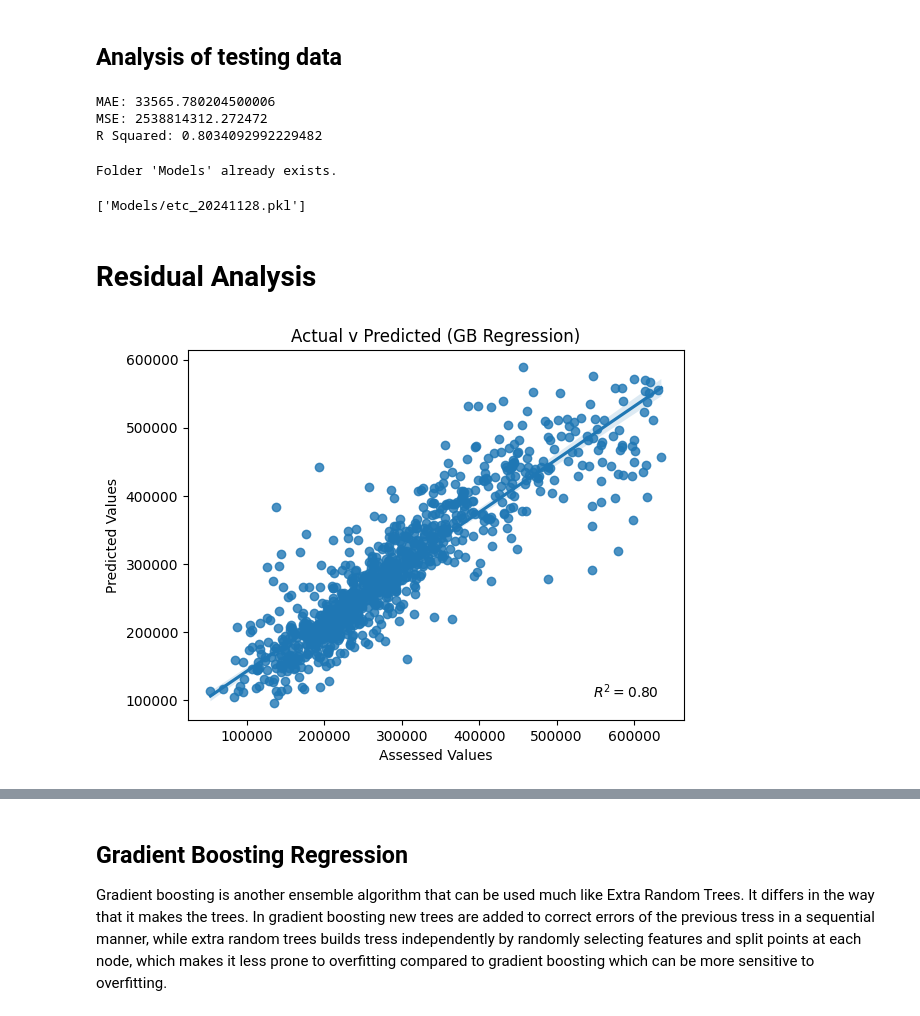
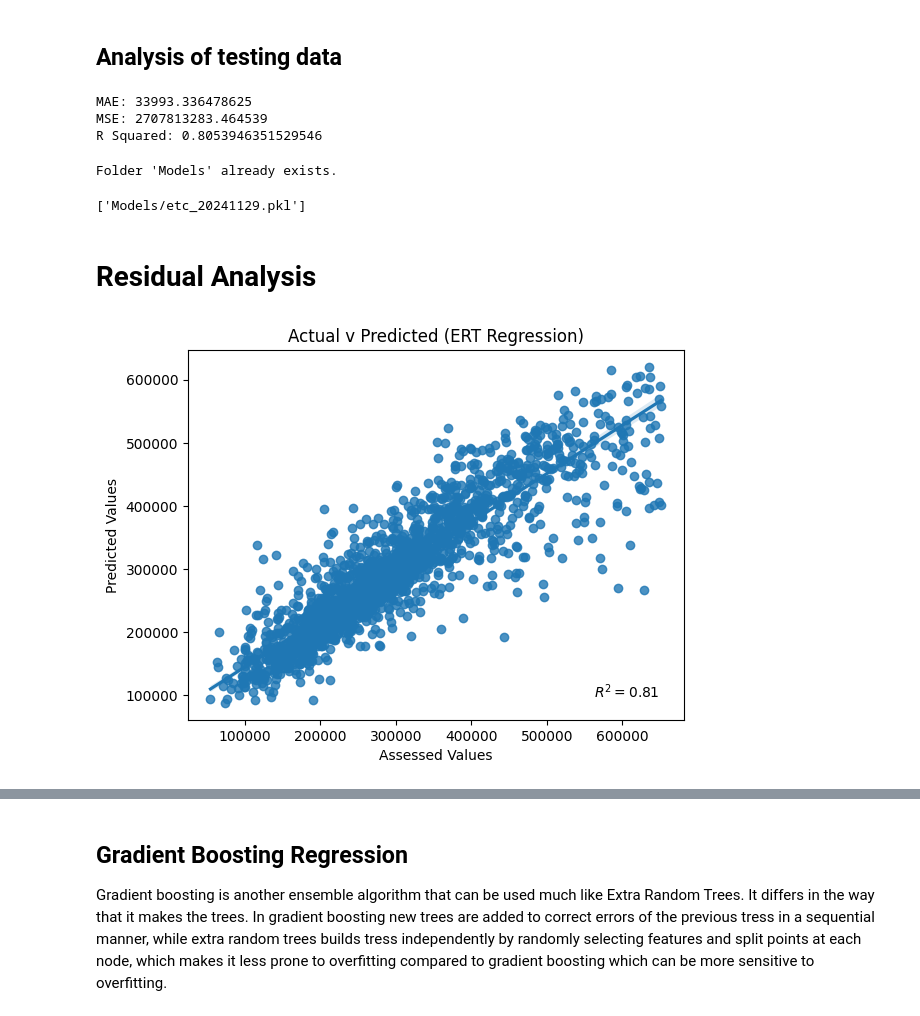
Before and after one commit to PorkChopExpress86/HouseProtestValues, a Jupyter notebook: HouseValues.ipynb, the cells around one changed output, grey strips where cells are left out. Drawn from its saved outputs; the diff is of its cells as text; code cells hidden in the pictures.

Commit message:
Used IQR instead of prices less than 2M and increased sample size to 10000.

```diff
--- a/HouseValues.ipynb
+++ b/HouseValues.ipynb
@@ -76,4 +75,13 @@ print(f'There are {df.shape[0]:,} rows and {df.shape[1]} columns in the df Data
 # %% [output]
 There are 1,115,156 rows and 32 columns in the df Data Frame.
 # %%
-df = df[df["assessed_val"] <= 2000000]
+# IQR
+Q1 = df["assessed_val"].quantile(0.25)
+Q3 = df["assessed_val"].quantile(0.75)
+IQR = Q3 - Q1
+
+lower_iqr = Q1 - 1.5 * IQR
+upper_iqr = Q3 + 1.5 * IQR
+print(f"Lower IQR: {lower_iqr} | Upper IQR: {upper_iqr}")
+
+df = df[(df['assessed_val'] <= upper_iqr)]
@@ -139,7 +135,7 @@ plt.show()
 ## Sample Size Reduction
 Since the data set is still over 1M homes, we need to reduce the size to create a model.
 # %%
-sample_df = df.sample(n=5000, random_state=42)
+sample_df = df.sample(n=10000, random_state=42)
 show(sample_df)
 # %% [output]
 |  | acct | bld_num | date_erected | im_sq_ft | land_ar | perimeter | dpr_val | bedrooms | full_bath | half_bath | ... |
@@ -224,0 +197,14 @@ np.float64(0.7831565189172718)
+# %%
+etr = ExtraTreesRegressor(random_state=42)
+param_grid = {
+    "n_estimators": [3000, 4000],
+    "min_samples_leaf": [1],
+    "min_samples_split": [2],
+    "max_features": [X.shape[1] + 1],
+    "criterion": ["squared_error"],
+    "warm_start": [True],
+}
+etr_cv = GridSearchCV(etr, param_grid, cv=5, n_jobs=-1, scoring="r2")
+# etr_cv = RandomizedSearchCV(etr, param_distributions=param_grid, cv=5, n_jobs=-1, scoring="r2", n_iter=200,
+# return_train_score=True)
+etr_cv.fit(x_train, y_train)
@@ -281,9 +286,9 @@ etc_mse = mean_squared_error(y_test, etc_pred)
 etc_r2 = r2_score(y_test, etc_pred)
 print(f"MAE: {etc_mae}\nMSE: {etc_mse}\nR Squared: {etc_r2}\n")
 # %% [output]
-MAE: 33565.780204500006
-MSE: 2538814312.272472
-R Squared: 0.8034092992229482
+MAE: 33993.336478625
+MSE: 2707813283.464539
+R Squared: 0.8053946351529546
 # %%
 # Define the folder name
 folder_name = "Models"
@@ -304,7 +309,7 @@ formatted_date = current_date.strftime("%Y%m%d")
 joblib.dump(etr_cv, f"Models/etc_{formatted_date}.pkl")
 # %% [output]
 Folder 'Models' already exists.
-['Models/etc_20241128.pkl']
+['Models/etc_20241129.pkl']
 # %% [markdown]
 # Residual Analysis
 # %%
@@ -315,17 +320,17 @@ etc_residuals["residuals"] = etc_residuals["actual"] - etc_residuals["predicted"
 # %%
 sns.regplot(etc_residuals, x="actual", y="predicted")
 plt.xlabel('Assessed Values')
 plt.ylabel('Predicted Values')
-plt.title('Actual v Predicted (GB Regression)')
+plt.title('Actual v Predicted (ERT Regression)')
 
 plt.text(0.95, 0.05, f"$R^2 = {etc_r2:.2f}$",
          horizontalalignment='right',
          verticalalignment='bottom',
          transform=plt.gca().transAxes,
          fontsize=10)
 plt.show()
 # %% [output]
-[figure, old version]
+[figure, new version]
 # %%
 sns.scatterplot(etc_residuals, x="actual", y="residuals")
 plt.xlabel('Assessed Values')
```
Also changed, not shown: parts of 30 cells of this notebook.
